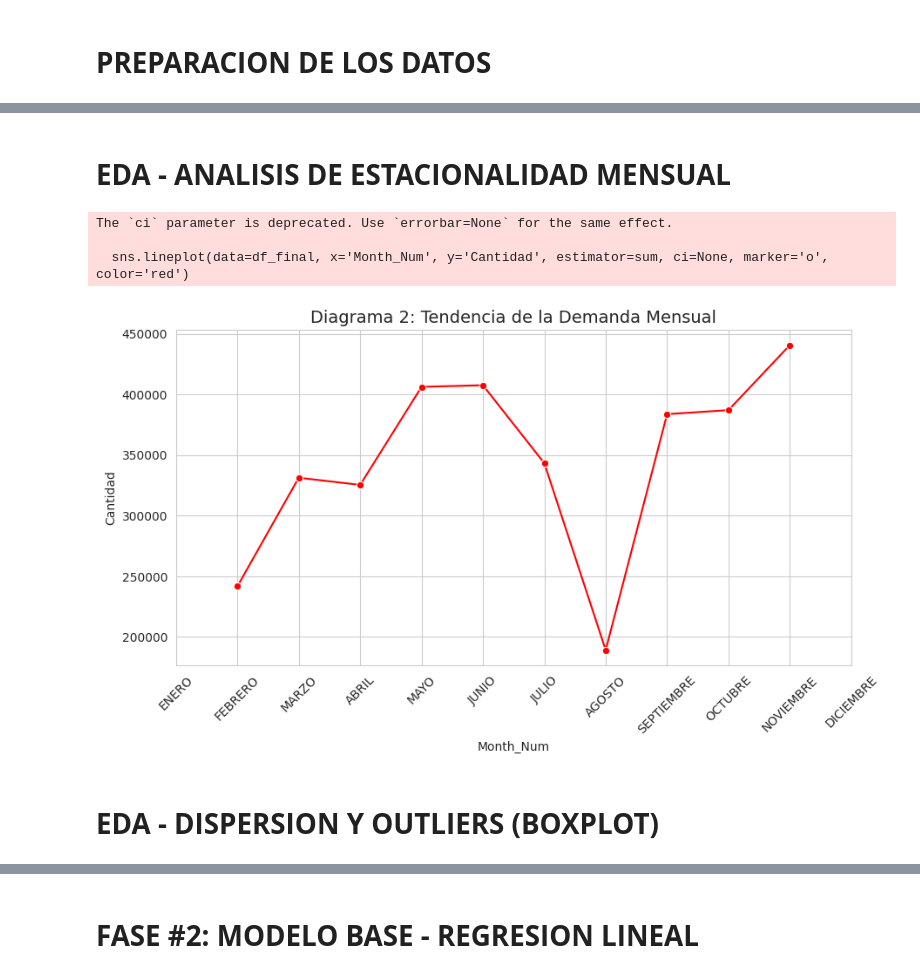
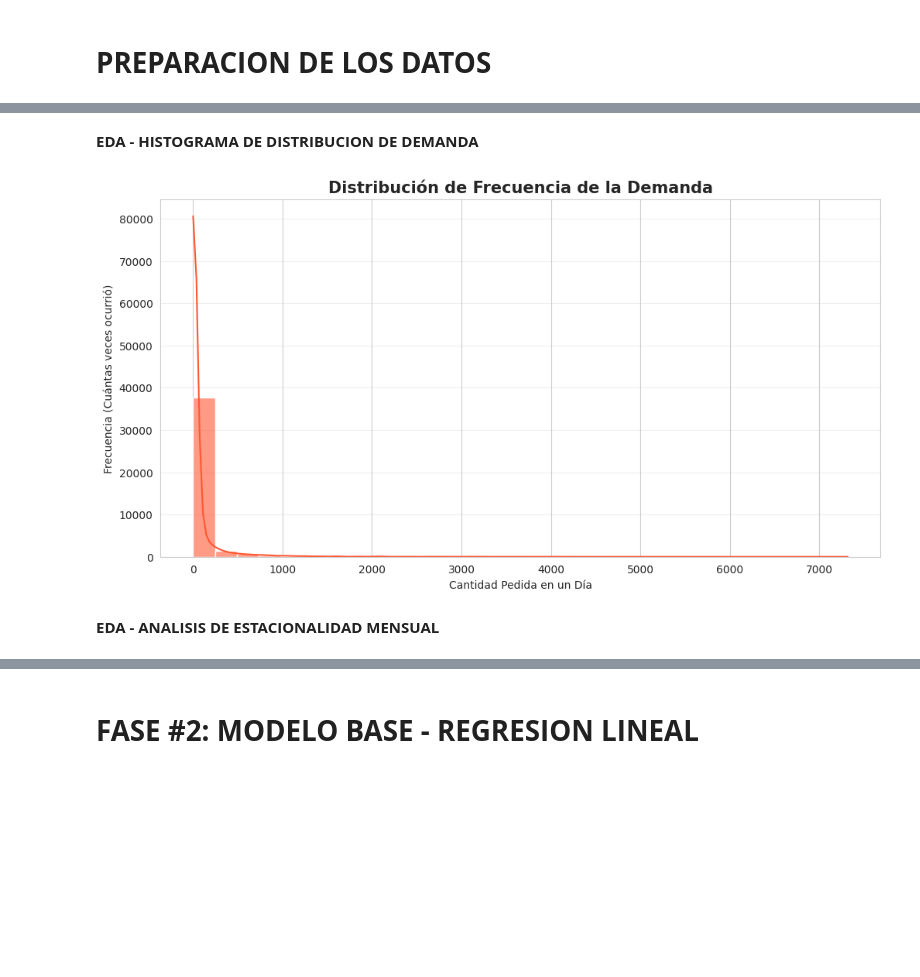
Before and after one commit to victoregomezf-maker/seminario, a Jupyter notebook: Predicción_de_demanda_insumos_medicos.ipynb, the cells around one changed output, grey strips where cells are left out. Cells and saved outputs as stored; diff of their text form; code cells hidden in the pictures; blank space fills up the shorter version.

```diff
--- a/Predicción_de_demanda_insumos_medicos.ipynb
+++ b/Predicción_de_demanda_insumos_medicos.ipynb
@@ -202,18 +169,0 @@ Passing `palette` without assigning `hue` is deprecated and will be removed in v
-# %%
-# Creamos una tabla cruzada: Día de la semana vs Semana del Mes
-df_final['Semana_del_Mes'] = (df_final['Dia'] - 1) // 7 + 1
-
-# Agrupamos la demanda promedio
-heatmap_data = df_final.pivot_table(index='Day_Name',
-                                    columns='Semana_del_Mes',
-                                    values='Cantidad',
-                                    aggfunc='mean').reindex(dias_semana)
-
-plt.figure(figsize=(10, 6))
-sns.heatmap(heatmap_data, annot=True, cmap='YlGnBu', fmt=".1f")
-plt.title('Mapa de Calor: Concentración de Demanda por Día y Semana', fontsize=14)
-plt.ylabel('Día de la Semana')
-plt.xlabel('Semana del Mes')
-plt.show()
-
-print("✅ EDA 100% Finalizado. Ahora Python tiene detectados los días exactos de pedido.")
@@ -223,17 +261,20 @@ print("✅ EDA 100% Finalizado. Ahora Python tiene detectados los días exactos
+# %% [markdown]
+**EDA - HISTOGRAMA DE DISTRIBUCION DE DEMANDA**
+# %%
+import matplotlib.pyplot as plt
+import seaborn as sns
+
+plt.figure(figsize=(12, 6))
+# Filtramos cantidades mayores a 0 para ver la demanda real
+sns.histplot(df_final[df_final['Cantidad'] > 0]['Cantidad'],
+             kde=True, color="#FF5733", bins=30, alpha=0.6)
+
+plt.title('Distribución de Frecuencia de la Demanda', fontsize=15, fontweight='bold')
+plt.xlabel('Cantidad Pedida en un Día')
+plt.ylabel('Frecuencia (Cuántas veces ocurrió)')
+plt.grid(axis='y', alpha=0.3)
+plt.show()
+# %% [output]
+[figure, added]
 # %% [markdown]
-# **EDA - ANALISIS DE ESTACIONALIDAD MENSUAL**
+**EDA - ANALISIS DE ESTACIONALIDAD MENSUAL**
-# %%
-plt.figure(figsize=(10, 5))
-# Graficamos usando el número del mes para que salga en orden (2, 3, 4...)
-sns.lineplot(data=df_final, x='Month_Num', y='Cantidad', estimator=sum, ci=None, marker='o', color='red')
-
-plt.title('Diagrama 2: Tendencia de la Demanda Mensual', fontsize=14)
-plt.xticks(ticks=list(meses_orden.values()), labels=list(meses_orden.keys()), rotation=45)
-plt.show()
-# %% [output]
-The `ci` parameter is deprecated. Use `errorbar=None` for the same effect.
-
-  sns.lineplot(data=df_final, x='Month_Num', y='Cantidad', estimator=sum, ci=None, marker='o', color='red')
-[figure, removed]
-# %% [markdown]
-# **EDA - DISPERSION Y OUTLIERS (BOXPLOT)**
```
Also changed, not shown: parts of 38 cells of this notebook.
